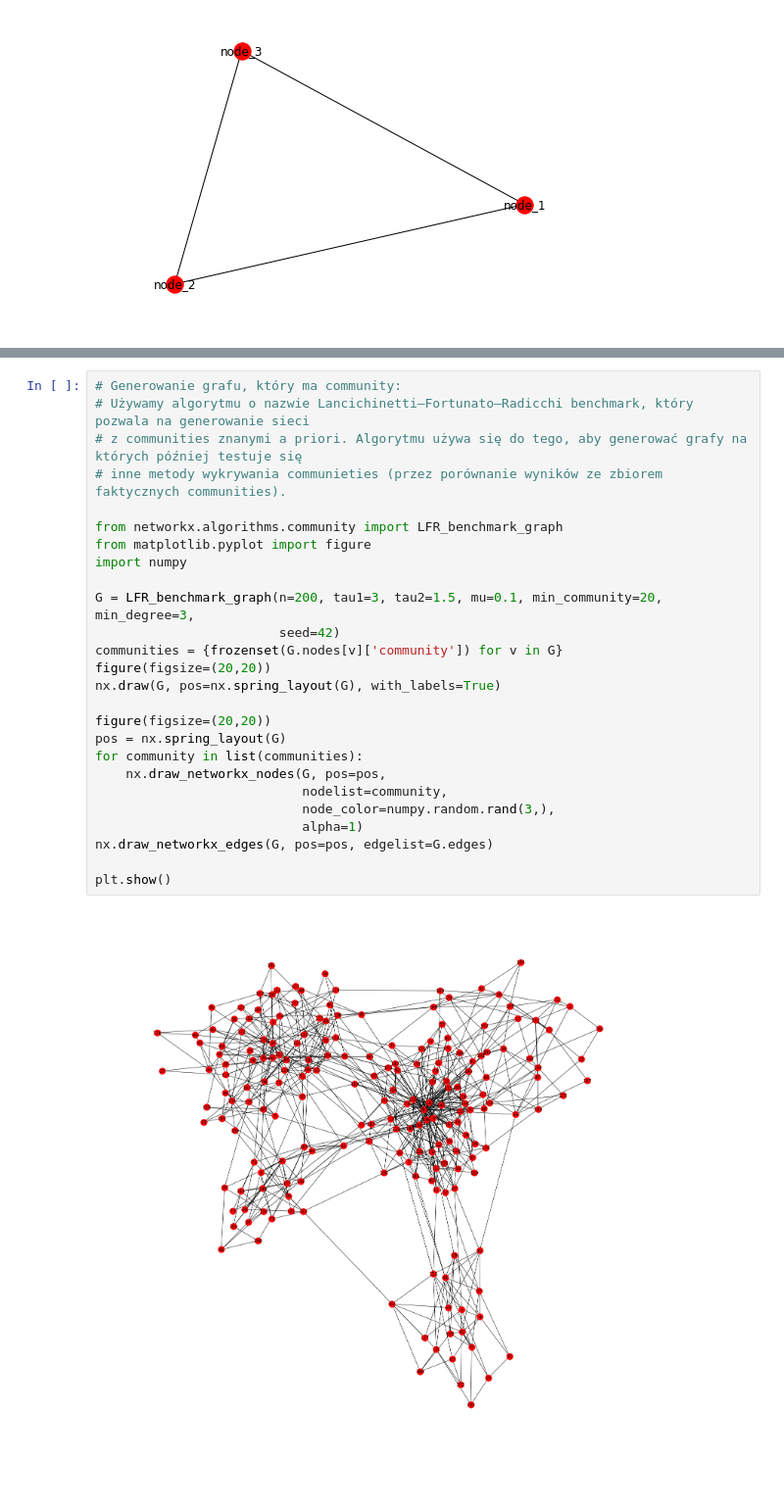
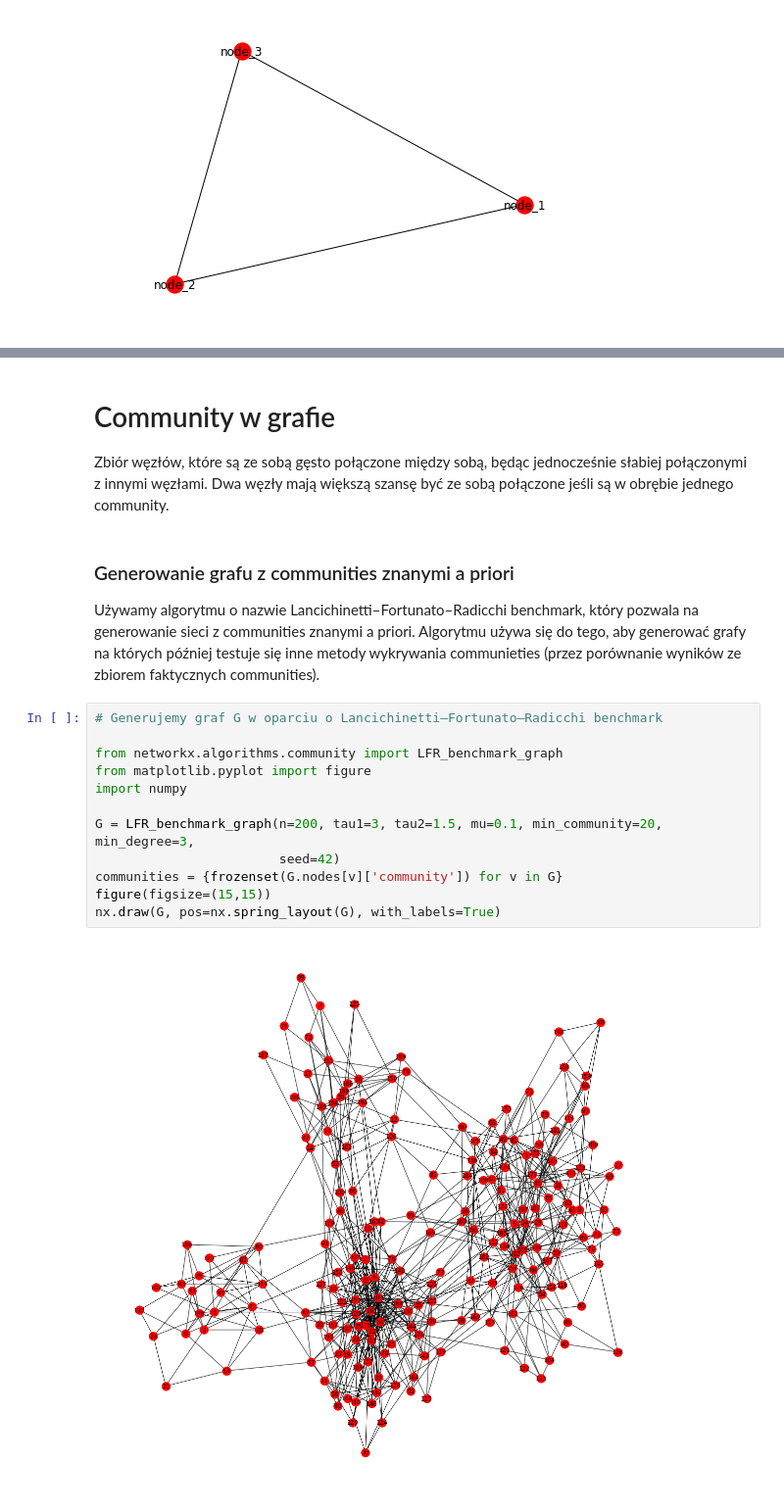
Before and after one commit to grzegorzborkowski/networkx-tutorial, a Jupyter notebook: NetworkX.ipynb, the cells around one changed output, grey strips where cells are left out. Shown at 98% size. Saved outputs shown, nothing was run; the diff lists cells and outputs as text.

```diff
--- a/NetworkX.ipynb
+++ b/NetworkX.ipynb
@@ -149,28 +248,24 @@ nx.draw(graph_from_file, with_labels=True)
+# %% [markdown]
+# Community w grafie
+Zbiór węzłów, które są ze sobą gęsto połączone między sobą,
+będąc jednocześnie słabiej połączonymi z innymi węzłami.
+Dwa węzły mają większą szansę być ze sobą połączone jeśli są w obrębie jednego community.
+# %% [markdown]
+### Generowanie grafu z communities znanymi a priori
+Używamy algorytmu o nazwie Lancichinetti–Fortunato–Radicchi benchmark, który pozwala na generowanie sieci
+z communities znanymi a priori. Algorytmu używa się do tego, aby generować grafy na których później testuje się
+inne metody wykrywania communieties (przez porównanie wyników ze zbiorem faktycznych communities).
 # %%
-# Generowanie grafu, który ma community:
-# Używamy algorytmu o nazwie Lancichinetti–Fortunato–Radicchi benchmark, który pozwala na generowanie sieci
-# z communities znanymi a priori. Algorytmu używa się do tego, aby generować grafy na których później testuje się
-# inne metody wykrywania communieties (przez porównanie wyników ze zbiorem faktycznych communities).
+# Generujemy graf G w oparciu o Lancichinetti–Fortunato–Radicchi benchmark
 
 from networkx.algorithms.community import LFR_benchmark_graph
 from matplotlib.pyplot import figure
 import numpy
 
 G = LFR_benchmark_graph(n=200, tau1=3, tau2=1.5, mu=0.1, min_community=20, min_degree=3,
                         seed=42)
 communities = {frozenset(G.nodes[v]['community']) for v in G}
-figure(figsize=(20,20))
+figure(figsize=(15,15))
 nx.draw(G, pos=nx.spring_layout(G), with_labels=True)
-
-figure(figsize=(20,20))
-pos = nx.spring_layout(G)
-for community in list(communities):
-    nx.draw_networkx_nodes(G, pos=pos,
-                           nodelist=community,
-                           node_color=numpy.random.rand(3,),
-                           alpha=1)
-nx.draw_networkx_edges(G, pos=pos, edgelist=G.edges)
-
-plt.show()
 # %% [output]
-[figure, old version]
+[figure, new version]
```
Also changed, not shown: parts of 31 cells of this notebook, 2 other files.
